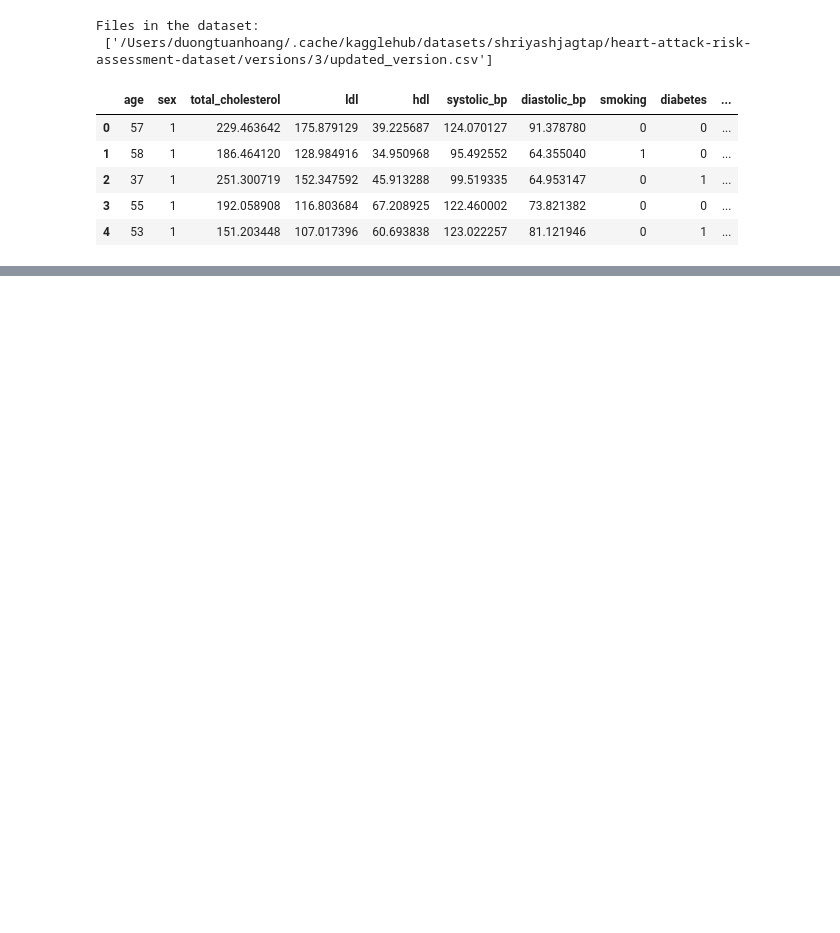
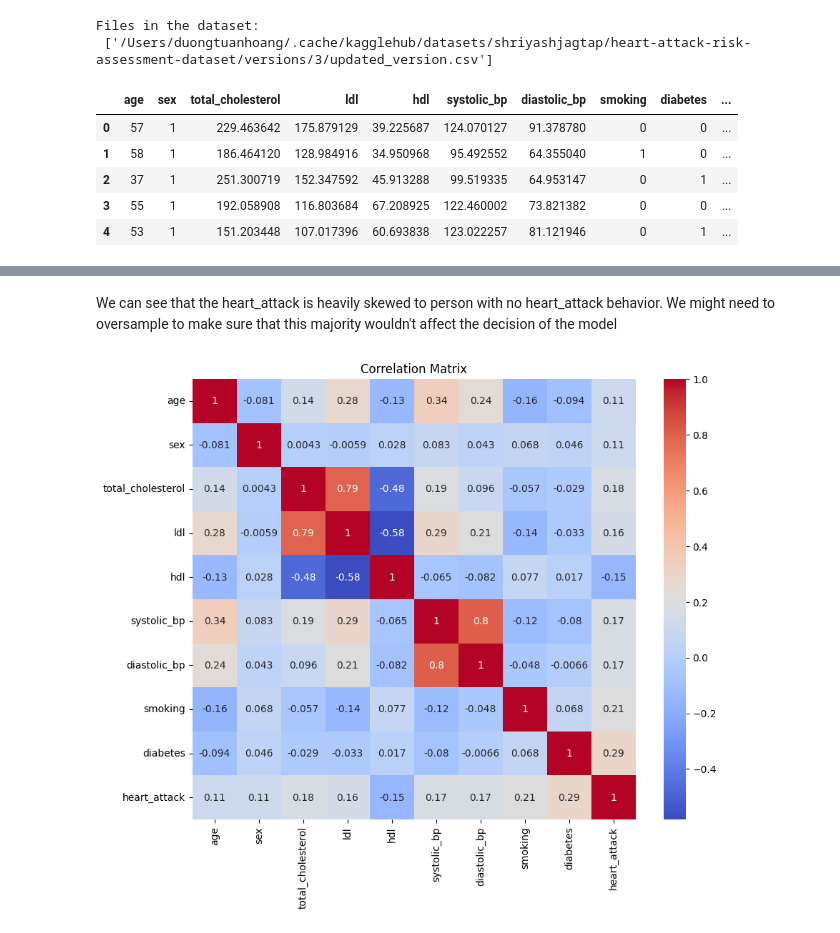
Before and after one commit to dtuan2604/heart-attack-risk-prediction, a Jupyter notebook: model/train-model.ipynb, the cells around one changed output, grey strips where cells are left out. Cells and saved outputs as stored; diff of their text form; code cells hidden in the pictures; blank space fills up the shorter version.

```diff
--- a/model/train-model.ipynb
+++ b/model/train-model.ipynb
@@ -33,0 +131,10 @@ Files in the dataset:
+# %% [markdown]
+We can see that the heart_attack is heavily skewed to person with no heart_attack behavior. We might need to oversample to make sure that this majority wouldn't affect the decision of the model
+# %%
+# Correlation heatmap
+plt.figure(figsize=(10, 8))
+sns.heatmap(df.corr(numeric_only=True), annot=True, cmap='coolwarm')
+plt.title("Correlation Matrix")
+plt.show()
+# %% [output]
+[figure, added]
```
Also changed, not shown: parts of 20 cells of this notebook, 2 other files.
